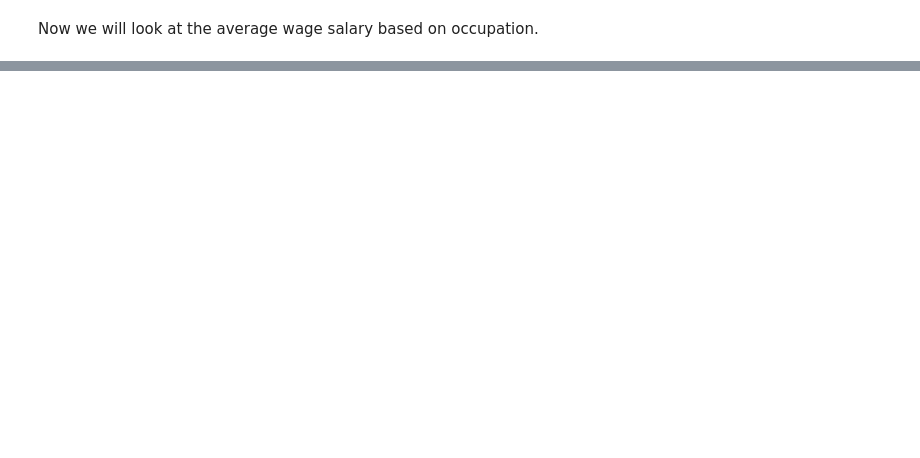
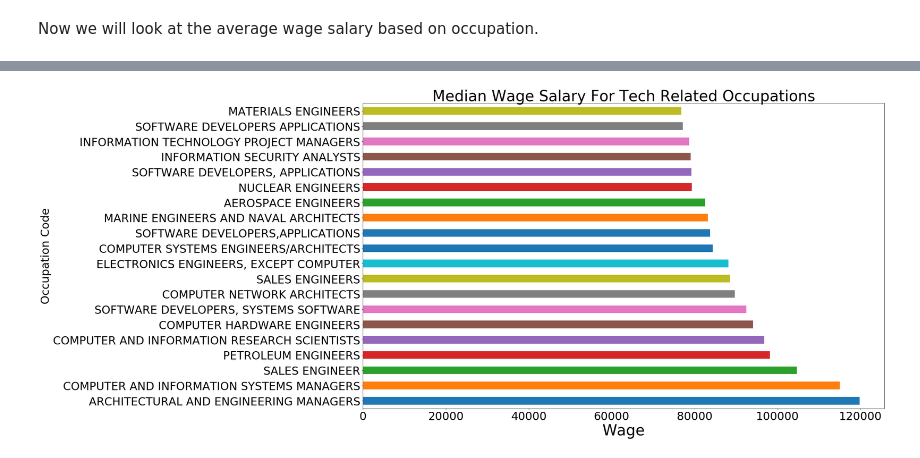
Before and after one commit to hirad-p/h1b-analysis, a Jupyter notebook: analysis.ipynb, the cells around one changed output, grey strips where cells are left out. Saved outputs shown, nothing was run; the diff lists cells and outputs as text; code cells hidden in the pictures; blank space fills up the shorter version.

```diff
--- a/analysis.ipynb
+++ b/analysis.ipynb
@@ -501,2 +546,21 @@ ax.yaxis.set_tick_params(labelsize=30)
+# %%
+dFrame = h1b_frame[(h1b_frame['PREVAILING_WAGE'] < 400000) & (h1b_frame['CASE_STATUS'] == 'CERTIFIED')]
+
+value_counts = dFrame['SOC_NAME'].value_counts()
+to_remove = value_counts[value_counts <= 20].index
+dFrame['SOC_NAME'].replace(to_remove, np.nan, inplace=True)
+
+dFrame = dFrame[dFrame['SOC_NAME'].str.contains("ENGINEER|TECHNOLOGY|DATA|INFORMATION|COMPUTER|DEVELOPER|PROGRAMMER|SYSTEM", na=False)]
+dFrame = dFrame.groupby('SOC_NAME')['PREVAILING_WAGE'].median().nlargest(20)
+
+ax = plt.subplot(111)
+dFrame.plot(kind='barh', figsize=(25, 15), ax=ax);
+ax.set_xlabel('Wage', size = 40)
+ax.set_ylabel('Occupation Code', size = 30)
+ax.set_title('Median Wage Salary For Tech Related Occupations', size = 40)
+ax.xaxis.set_tick_params(labelsize=30)
+ax.yaxis.set_tick_params(labelsize=30)
+# %% [output]
+[figure, added]
 # %%
 dFrame = h1b_frame[(h1b_frame['PREVAILING_WAGE'] < 400000) & (h1b_frame['CASE_STATUS'] == 'CERTIFIED')]
```
Also changed, not shown: parts of 12 cells of this notebook.
